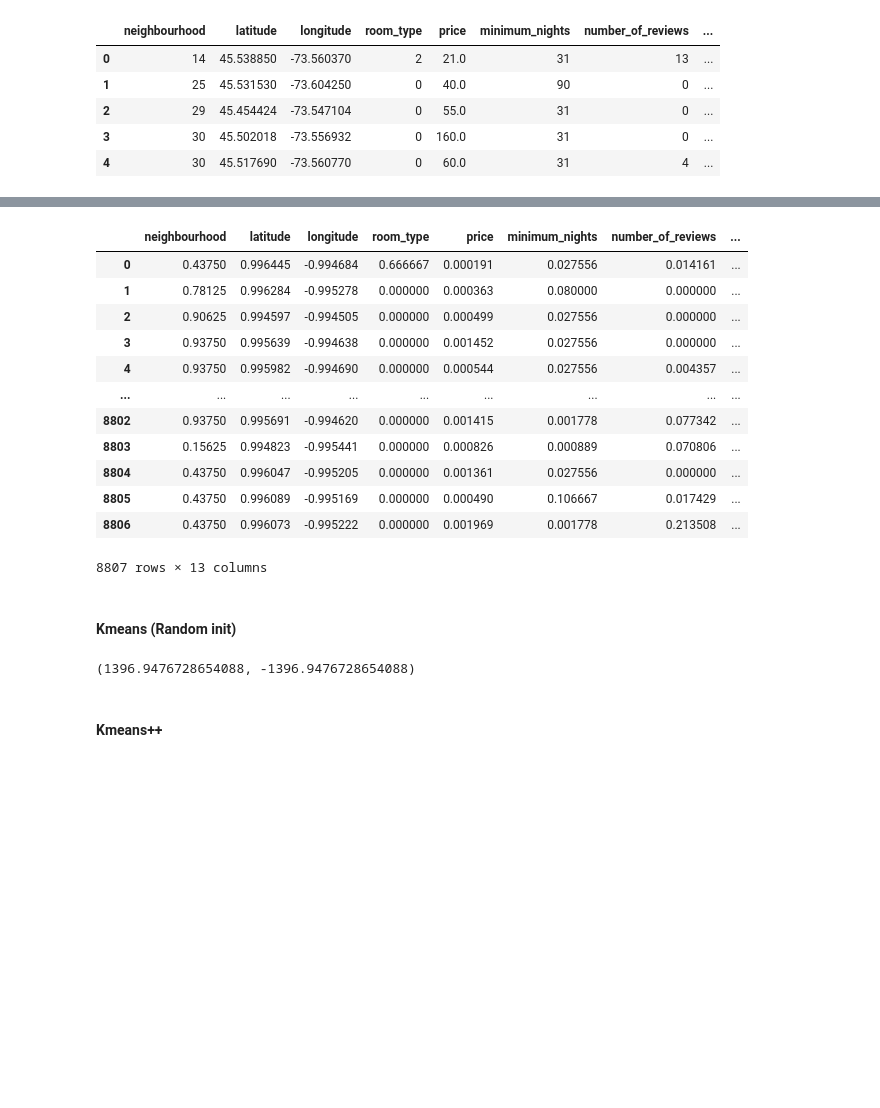
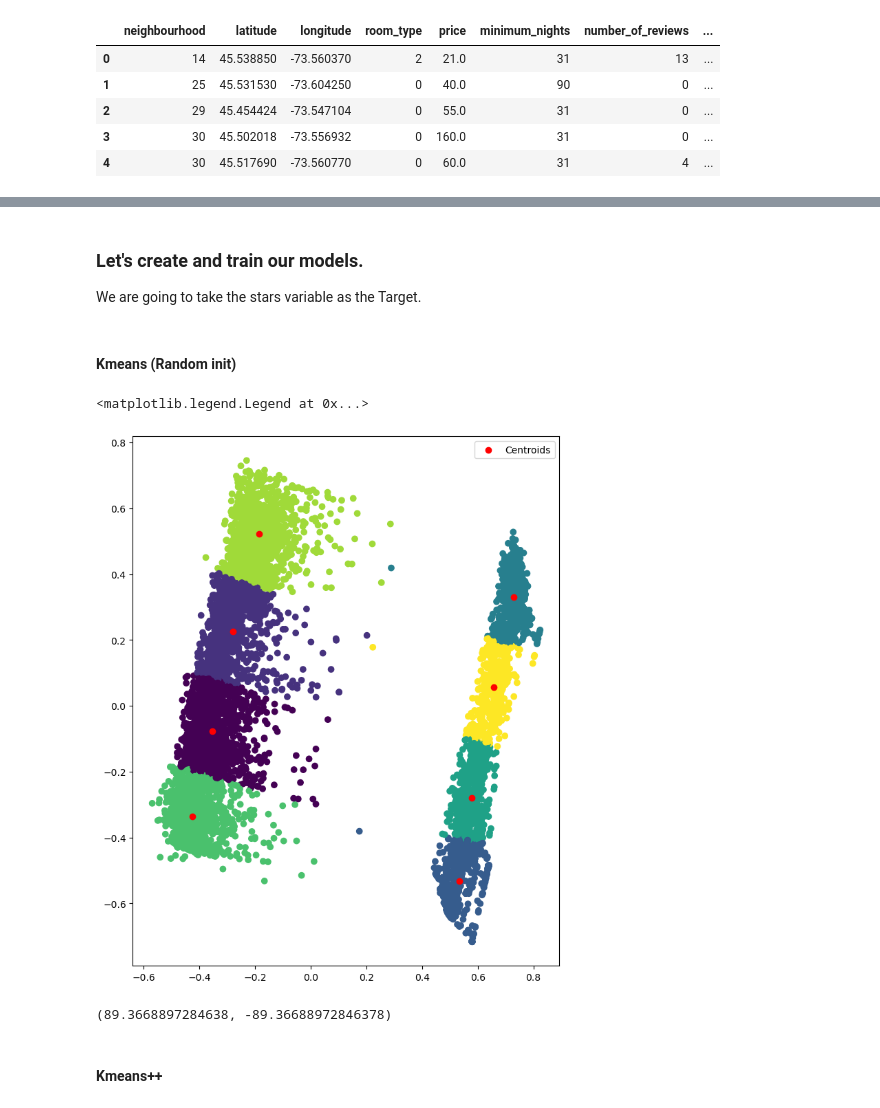
Before and after one commit to RafaelTakata0105/Data-analytics, a Jupyter notebook: notebooks/9_Clustering.ipynb, the cells around one changed output, grey strips where cells are left out. Cells and saved outputs as stored; diff of their text form; code cells hidden in the pictures; blank space fills up the shorter version.

Commit message:
Clustering

```diff
--- a/notebooks/9_Clustering.ipynb
+++ b/notebooks/9_Clustering.ipynb
@@ -257,27 +264,30 @@ maxabsf(columns)
-# %%
-df
-# %% [output]
-|  | neighbourhood | latitude | longitude | room_type | price | minimum_nights | number_of_reviews | ... |
-| 0 | 0.43750 | 0.996445 | -0.994684 | 0.666667 | 0.000191 | 0.027556 | 0.014161 | ... |
-| 1 | 0.78125 | 0.996284 | -0.995278 | 0.000000 | 0.000363 | 0.080000 | 0.000000 | ... |
-| 2 | 0.90625 | 0.994597 | -0.994505 | 0.000000 | 0.000499 | 0.027556 | 0.000000 | ... |
-| 3 | 0.93750 | 0.995639 | -0.994638 | 0.000000 | 0.001452 | 0.027556 | 0.000000 | ... |
-| 4 | 0.93750 | 0.995982 | -0.994690 | 0.000000 | 0.000544 | 0.027556 | 0.004357 | ... |
-| ... | ... | ... | ... | ... | ... | ... | ... | ... |
-| 8802 | 0.93750 | 0.995691 | -0.994620 | 0.000000 | 0.001415 | 0.001778 | 0.077342 | ... |
-| 8803 | 0.15625 | 0.994823 | -0.995441 | 0.000000 | 0.000826 | 0.000889 | 0.070806 | ... |
-| 8804 | 0.43750 | 0.996047 | -0.995205 | 0.000000 | 0.001361 | 0.027556 | 0.000000 | ... |
-| 8805 | 0.43750 | 0.996089 | -0.995169 | 0.000000 | 0.000490 | 0.106667 | 0.017429 | ... |
-| 8806 | 0.43750 | 0.996073 | -0.995222 | 0.000000 | 0.001969 | 0.001778 | 0.213508 | ... |
-8807 rows × 13 columns
+# %% [markdown]
+### Let's create and train our models.
+
+We are going to take the stars variable as the Target.
 # %% [markdown]
 #### Kmeans (Random init)
+# %%
+X_train = df.copy()
+# %%
+pca = PCA(n_components=2)
+X_train = pca.fit_transform(X_train)
 # %%
-kmR = KMeans(init = 'random').fit(df)
+kmR = KMeans(init = 'random').fit(X_train)
+labels = kmR.predict(X_train)
+centroids = kmR.cluster_centers_
+# %%
+plt.figure(figsize= (8, 10))
+plt.scatter(x = X_train[:, 0], y = X_train[:, 1], c = labels)
+plt.scatter(centroids[:, 0], centroids[:, 1],  c='red', label='Centroids')
+plt.legend()
+# %% [output]
+<matplotlib.legend.Legend at 0x...>
+[figure, added]
 # %%
-kmR.inertia_, kmR.score(df)
+kmR.inertia_, kmR.score(X_train)
 # %% [output]
-(1396.9476728654088, -1396.9476728654088)
+(89.3668897284638, -89.36688972846378)
 # %% [markdown]
 #### Kmeans++
 # %%
```
Also changed, not shown: parts of 22 cells of this notebook, 1 other file.
